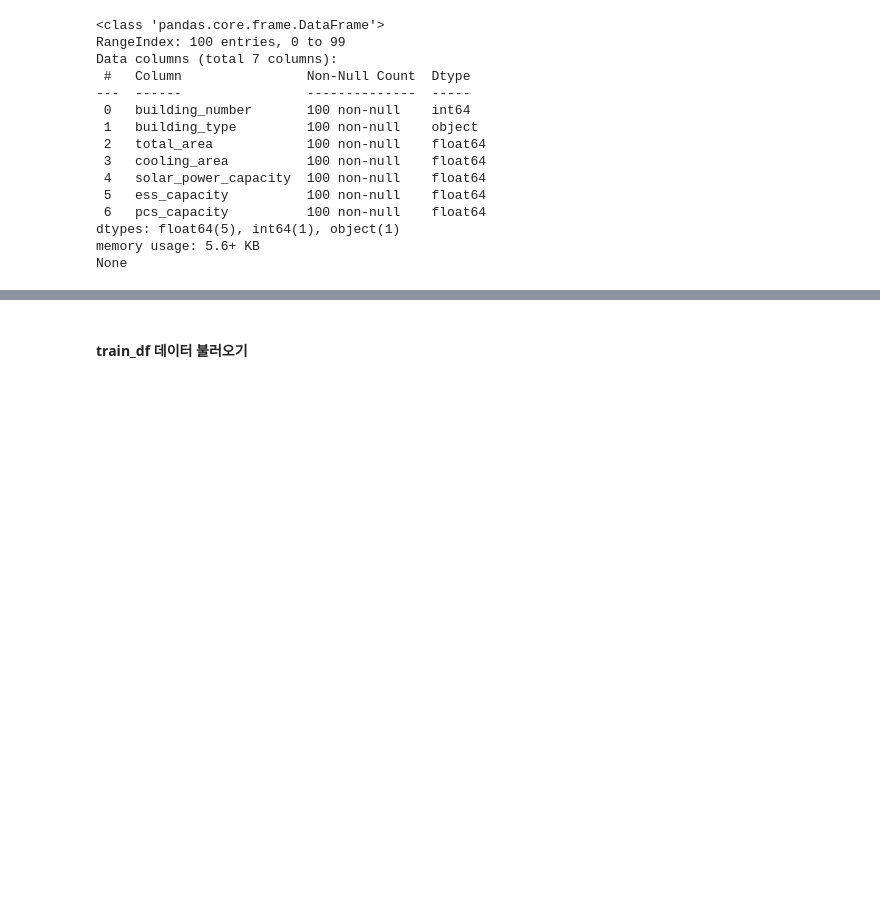
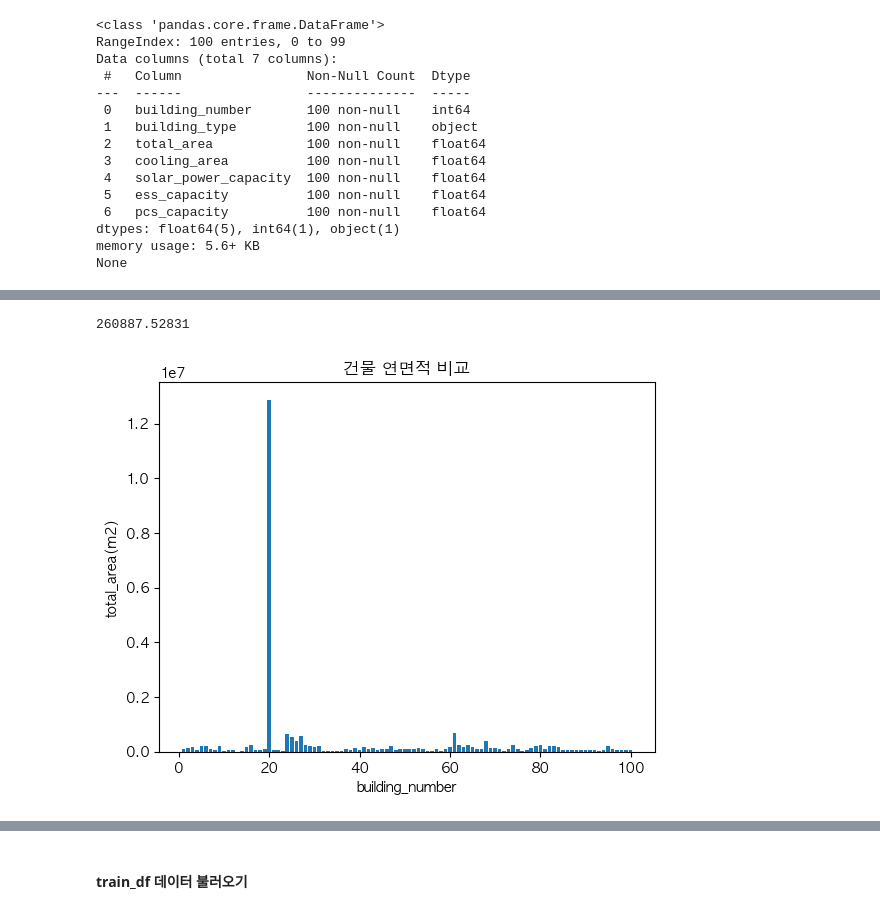
Before and after one commit to zivary/ABBA_test, a Jupyter notebook: ABBA_test-main/ABBA_test_2.ipynb, the cells around one changed output, grey strips where cells are left out. Saved outputs shown, nothing was run; the diff lists cells and outputs as text; code cells hidden in the pictures; blank space fills up the shorter version.

```diff
--- a/ABBA_test-main/ABBA_test_2.ipynb
+++ b/ABBA_test-main/ABBA_test_2.ipynb
@@ -137,0 +165,12 @@ None
+# %%
+building_info.total_area.mean()
+# %% [output]
+260887.52831
+# %%
+plt.bar(building_info.building_number,building_info.total_area)
+plt.title('건물 연면적 비교')
+plt.xlabel('building_number')
+plt.ylabel('total_area(m2)')
+plt.show()
+# %% [output]
+[figure, added]
```
Also changed, not shown: parts of 37 cells of this notebook, 1 other file.
